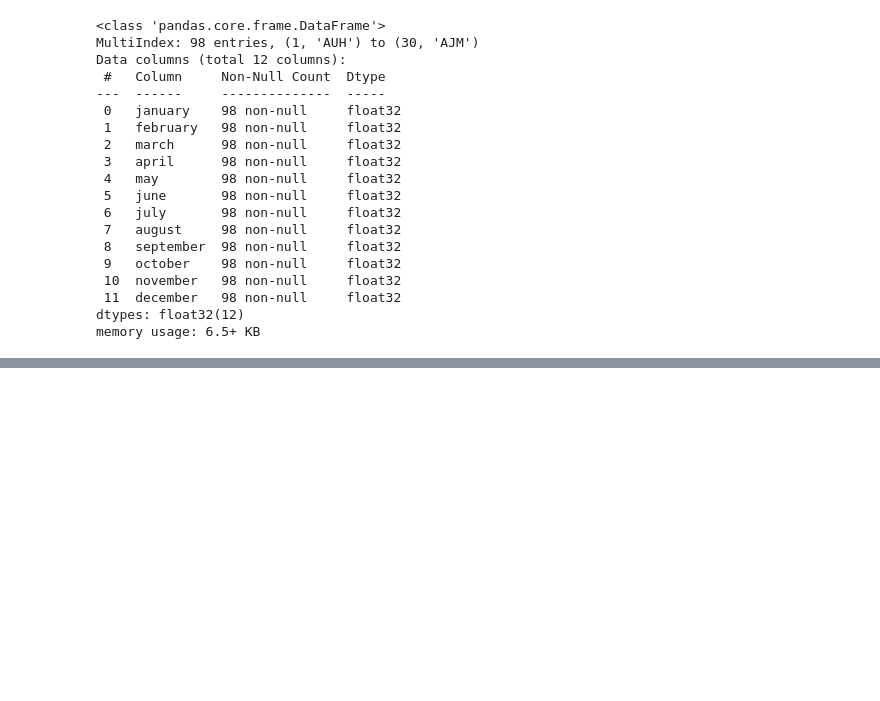
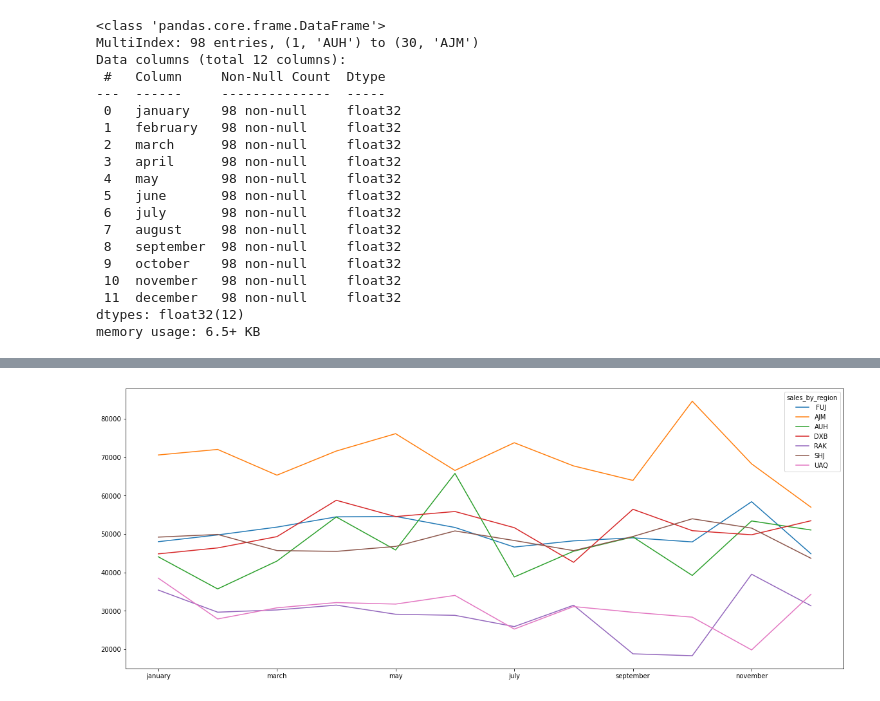
Before and after one commit to FreeLike76/KpiDataScience, a Jupyter notebook: Lab7/ds7_main.ipynb, the cells around one changed output, grey strips where cells are left out. Drawn from its saved outputs; the diff is of its cells as text; code cells hidden in the pictures; blank space fills up the shorter version.

```diff
--- a/Lab7/ds7_main.ipynb
+++ b/Lab7/ds7_main.ipynb
@@ -221,0 +161,3 @@ plt.show()
+# %%
+df = df.reset_index(level=[0]).drop(columns="sales_id").groupby(level=0).sum().T
+df
@@ -221,0 +178,5 @@ plt.show()
+# %%
+df.plot()
+plt.show()
+# %% [output]
+[figure, added]
```
Also changed, not shown: parts of 11 cells of this notebook.
